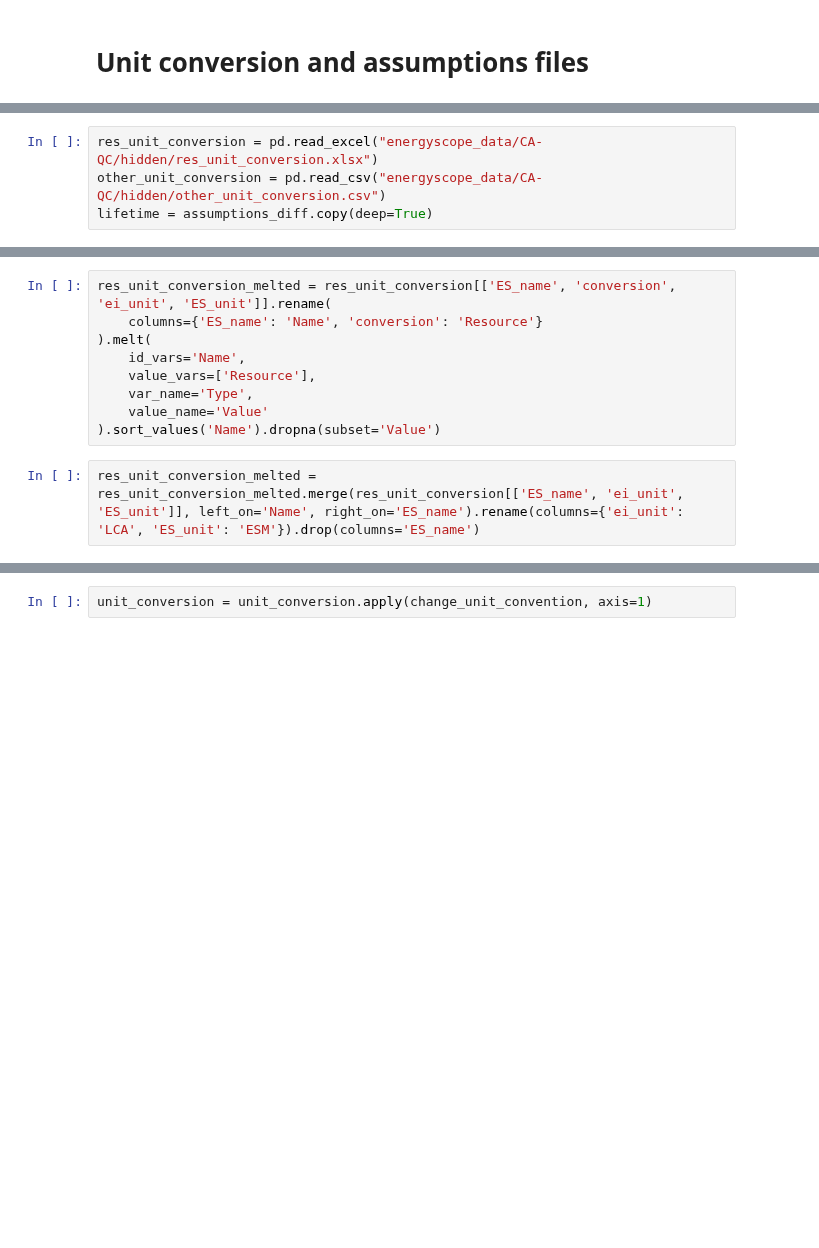
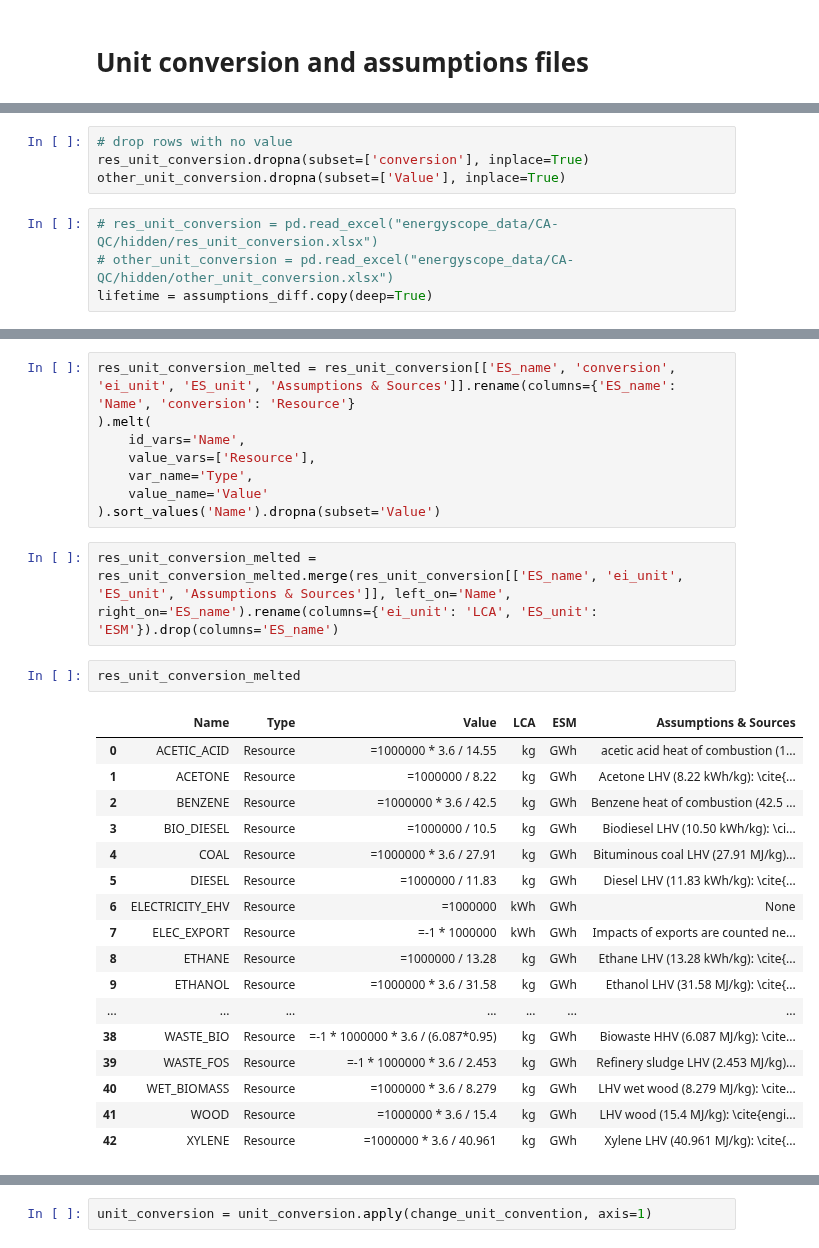
Before and after one commit to matthieu-str/mescal, a Jupyter notebook: dev/basic_ES_files.ipynb, the cells around one changed output, grey strips where cells are left out. Cells and saved outputs as stored; diff of their text form; blank space fills up the shorter version.

Commit message:
added Assumptions & Sources column + kept formula instead of final computed value

```diff
--- a/dev/basic_ES_files.ipynb
+++ b/dev/basic_ES_files.ipynb
@@ -558,5 +574,9 @@ comp[['Name', 'Components']].to_csv(f"energyscope_data/{ES_region}/technology_co
+# %%
+# drop rows with no value
+res_unit_conversion.dropna(subset=['conversion'], inplace=True)
+other_unit_conversion.dropna(subset=['Value'], inplace=True)
 # %%
-res_unit_conversion = pd.read_excel("energyscope_data/CA-QC/hidden/res_unit_conversion.xlsx")
-other_unit_conversion = pd.read_csv("energyscope_data/CA-QC/hidden/other_unit_conversion.csv")
+# res_unit_conversion = pd.read_excel("energyscope_data/CA-QC/hidden/res_unit_conversion.xlsx")
+# other_unit_conversion = pd.read_excel("energyscope_data/CA-QC/hidden/other_unit_conversion.xlsx")
 lifetime = assumptions_diff.copy(deep=True)
 # %%
@@ -576,7 +595,6 @@ tech_unit_conversion_melted_op = tech_unit_conversion_melted_op.merge(tech_unit_
 tech_unit_conversion_melted = pd.concat([tech_unit_conversion_melted_constr, tech_unit_conversion_melted_op], ignore_index=True).sort_values('Name')
 # %%
-res_unit_conversion_melted = res_unit_conversion[['ES_name', 'conversion', 'ei_unit', 'ES_unit']].rename(
-    columns={'ES_name': 'Name', 'conversion': 'Resource'}
+res_unit_conversion_melted = res_unit_conversion[['ES_name', 'conversion', 'ei_unit', 'ES_unit', 'Assumptions & Sources']].rename(columns={'ES_name': 'Name', 'conversion': 'Resource'}
 ).melt(
     id_vars='Name',
     value_vars=['Resource'],
@@ -584,7 +602,27 @@ res_unit_conversion_melted = res_unit_conversion[['ES_name', 'conversion', 'ei_u
     value_name='Value'
 ).sort_values('Name').dropna(subset='Value')
 # %%
-res_unit_conversion_melted = res_unit_conversion_melted.merge(res_unit_conversion[['ES_name', 'ei_unit', 'ES_unit']], left_on='Name', right_on='ES_name').rename(columns={'ei_unit': 'LCA', 'ES_unit': 'ESM'}).drop(columns='ES_name')
+res_unit_conversion_melted = res_unit_conversion_melted.merge(res_unit_conversion[['ES_name', 'ei_unit', 'ES_unit', 'Assumptions & Sources']], left_on='Name', right_on='ES_name').rename(columns={'ei_unit': 'LCA', 'ES_unit': 'ESM'}).drop(columns='ES_name')
+# %%
+res_unit_conversion_melted
+# %% [output]
+|  | Name | Type | Value | LCA | ESM | Assumptions & Sources |
+| 0 | ACETIC_ACID | Resource | =1000000 * 3.6 / 14.55 | kg | GWh | acetic acid heat of combustion (1... |
+| 1 | ACETONE | Resource | =1000000 / 8.22 | kg | GWh | Acetone LHV (8.22 kWh/kg): \cite{... |
+| 2 | BENZENE | Resource | =1000000 * 3.6 / 42.5 | kg | GWh | Benzene heat of combustion (42.5 ... |
+| 3 | BIO_DIESEL | Resource | =1000000 / 10.5 | kg | GWh | Biodiesel LHV (10.50 kWh/kg): \ci... |
+| 4 | COAL | Resource | =1000000 * 3.6 / 27.91 | kg | GWh | Bituminous coal LHV (27.91 MJ/kg)... |
+| 5 | DIESEL | Resource | =1000000 / 11.83 | kg | GWh | Diesel LHV (11.83 kWh/kg): \cite{... |
+| 6 | ELECTRICITY_EHV | Resource | =1000000 | kWh | GWh | None |
+| 7 | ELEC_EXPORT | Resource | =-1 * 1000000 | kWh | GWh | Impacts of exports are counted ne... |
+| 8 | ETHANE | Resource | =1000000 / 13.28 | kg | GWh | Ethane LHV (13.28 kWh/kg): \cite{... |
+| 9 | ETHANOL | Resource | =1000000 * 3.6 / 31.58 | kg | GWh | Ethanol LHV (31.58 MJ/kg): \cite{... |
+| ... | ... | ... | ... | ... | ... | ... |
+| 38 | WASTE_BIO | Resource | =-1 * 1000000 * 3.6 / (6.087*0.95) | kg | GWh | Biowaste HHV (6.087 MJ/kg): \cite... |
+| 39 | WASTE_FOS | Resource | =-1 * 1000000 * 3.6 / 2.453 | kg | GWh | Refinery sludge LHV (2.453 MJ/kg)... |
+| 40 | WET_BIOMASS | Resource | =1000000 * 3.6 / 8.279 | kg | GWh | LHV wet wood (8.279 MJ/kg): \cite... |
+| 41 | WOOD | Resource | =1000000 * 3.6 / 15.4 | kg | GWh | LHV wood (15.4 MJ/kg): \cite{engi... |
+| 42 | XYLENE | Resource | =1000000 * 3.6 / 40.961 | kg | GWh | Xylene LHV (40.961 MJ/kg): \cite{... |
 # %%
 unit_conversion = pd.concat([tech_unit_conversion_melted,
                              res_unit_conversion_melted,
```
Also changed, not shown: parts of 11 cells of this notebook, 2 other files.
